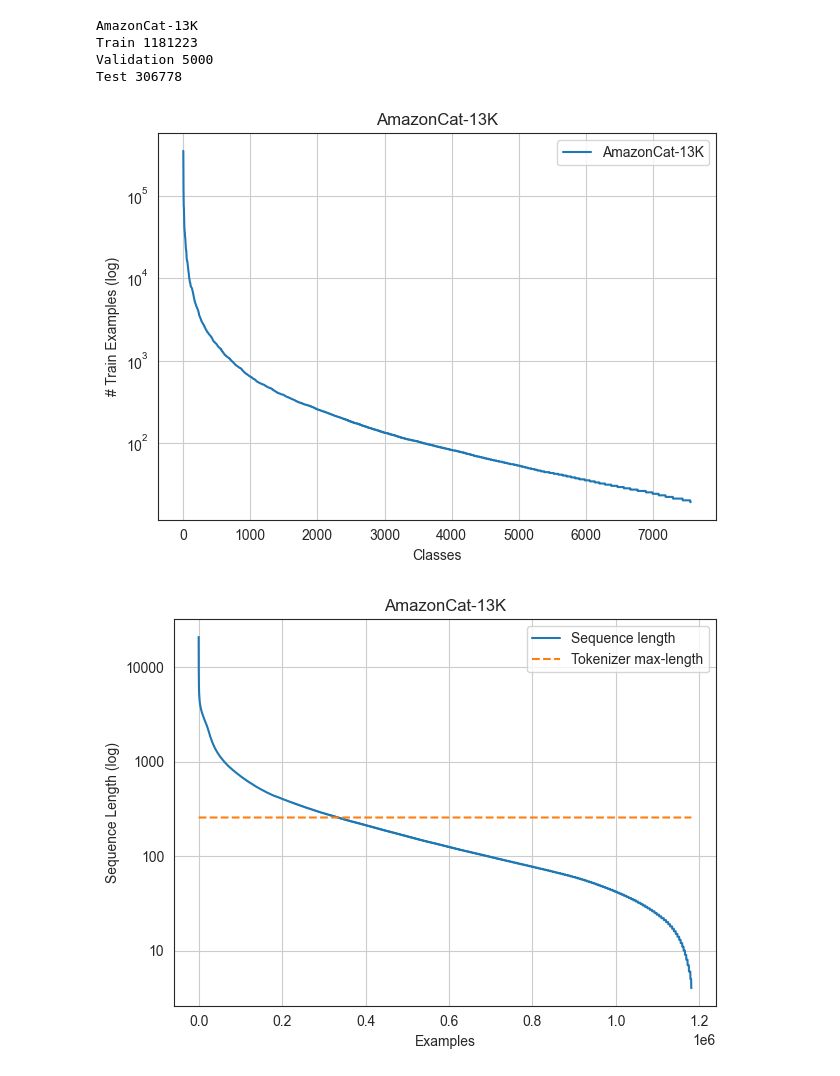
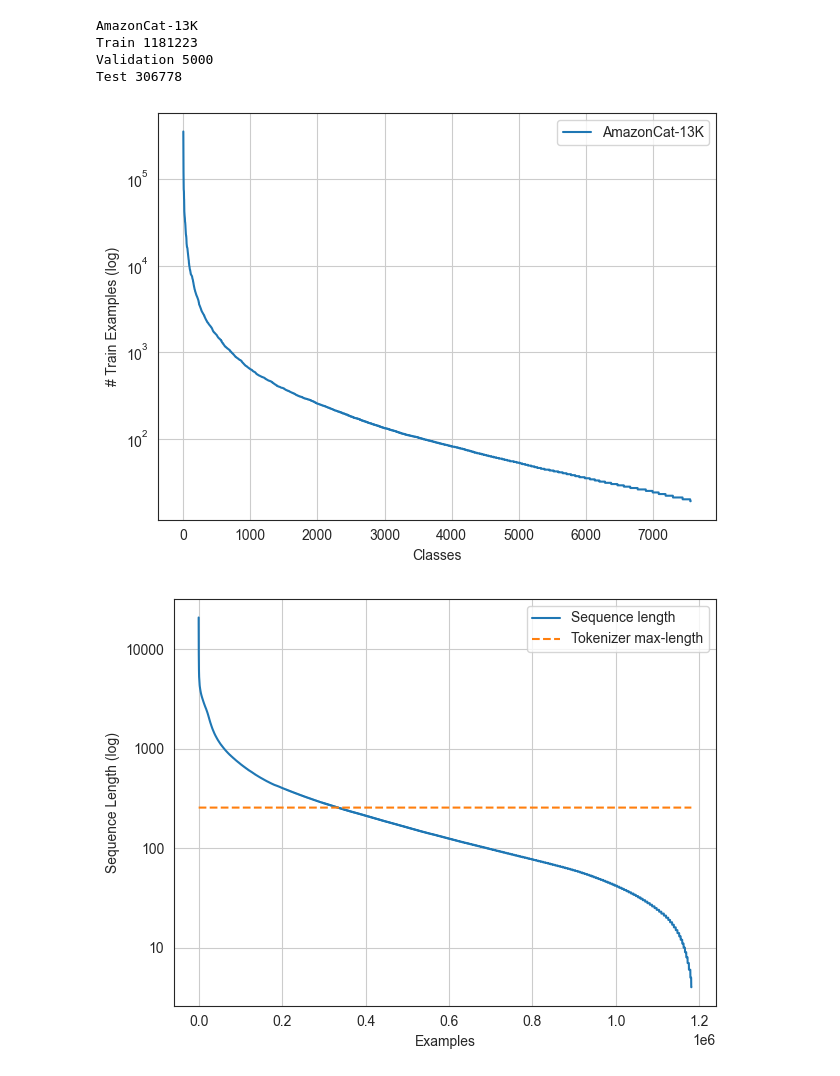
Before and after one commit to iserh/ettcl, a Jupyter notebook: notebooks/dataset_statistics.ipynb, the cells around one changed output. Saved outputs shown, nothing was run; the diff lists cells and outputs as text; code cells hidden in the pictures.

Commit message:
Remove Title from plots

```diff
--- a/notebooks/dataset_statistics.ipynb
+++ b/notebooks/dataset_statistics.ipynb
@@ -234,7 +234,7 @@ classes, counts = torch.cat(amazoncat[Split.TRAIN]["labels"]).unique(return_coun
 plt.figure(tight_layout=True)
 plt.plot(classes, counts.sort(descending=True).values, label="AmazonCat-13K")
 
-plt.title("AmazonCat-13K")
+# plt.title("AmazonCat-13K")
 plt.xlabel("Classes")
 plt.ylabel("# Train Examples (log)")
 plt.yscale("log")
@@ -243,7 +243,7 @@ plt.grid()
 plt.legend()
 plt.savefig(os.path.join(output_dir, "AmazonCat-13K.pdf"))
 # %% [output]
-[figure, old version]
+[figure, new version]
 # %%
 # tokenize dataset
 amazoncat[Split.TRAIN] = amazoncat[Split.TRAIN].map(tokenizer, input_columns="text", batched=True, num_proc=8)
@@ -253,19 +253,19 @@ lengths = amazoncat[Split.TRAIN].map(lambda ids: {"length": len(ids)}, input_col
 # %%
 plt.figure(tight_layout=True)
 plt.plot(lengths.sort(descending=True).values, label="Sequence length")
 plt.plot(torch.ones_like(lengths) * 256, linestyle="--", label="Tokenizer max-length")
 
 plt.yscale("log")
 ax = plt.gca()
 formatter = ticker.StrMethodFormatter('{x:.0f}')
 ax.yaxis.set_major_formatter(formatter)
 
-plt.title("AmazonCat-13K")
+# plt.title("AmazonCat-13K")
 plt.xlabel("Examples")
 plt.ylabel("Sequence Length (log)")
 plt.grid()
 
 plt.legend()
 plt.savefig(os.path.join(output_dir, "AmazonCat-13K-lengths.pdf"))
 # %% [output]
-[figure, old version]
+[figure, new version]
```
Also changed, not shown: parts of 6 cells of this notebook.
